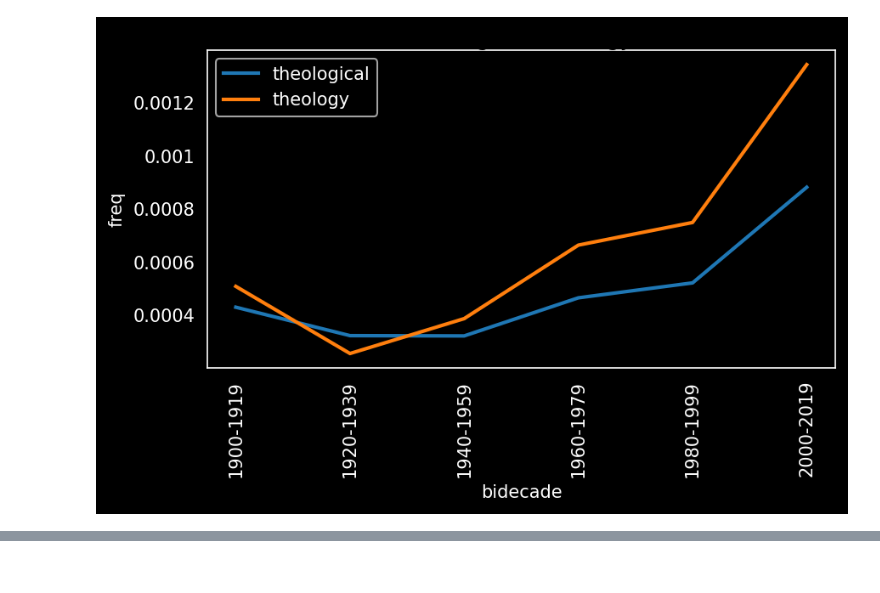
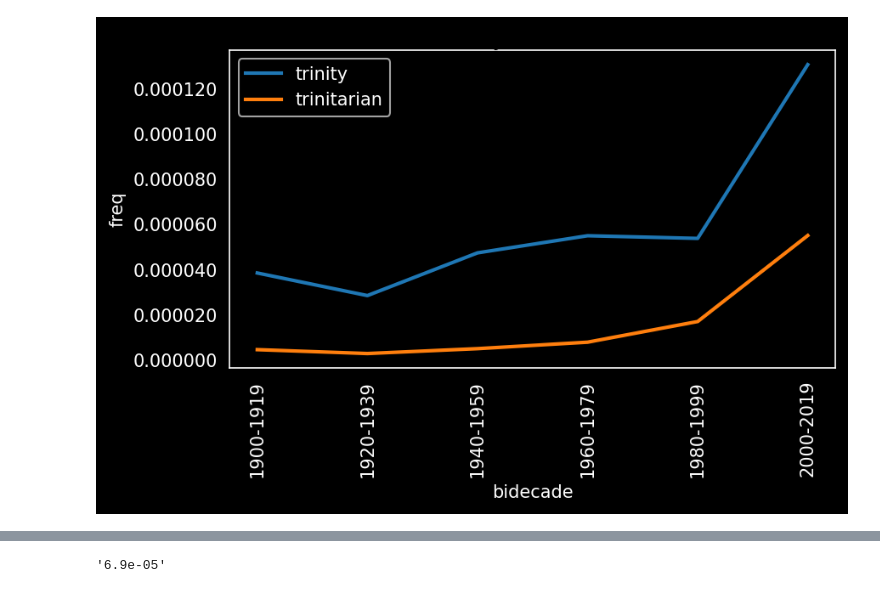
Before and after one commit to kasev/mops, a Jupyter notebook: scripts/freqs_explorations.ipynb, the cells around one changed output, grey strips where cells are left out. Cells and saved outputs as stored; diff of their text form; code cells hidden in the pictures.

Commit message:
properly plot ytick labels

```diff
--- a/scripts/freqs_explorations.ipynb
+++ b/scripts/freqs_explorations.ipynb
@@ -25,6 +25,12 @@ bidecades_freqs_complete = pickle.load(urlopen("https://github.com/kasev/mops/ra
 palette = sns.color_palette(None, 3)
 # %%
 bidecades_strs = ['1900-1919', '1920-1939', '1940-1959', '1960-1979', '1980-1999', '2000-2019']
+
+from matplotlib.ticker import ScalarFormatter
+
+formatter = ScalarFormatter(useMathText=False)
+formatter.set_powerlimits((-8, 8))
+formatter.set_scientific(False)
 
 def plot_bidecade_freq(terms, figsize=(6,4)):
     fig, ax = plt.subplots(tight_layout=True, figsize=figsize, dpi=150)
@@ -42,9 +48,9 @@ def plot_bidecade_freq(terms, figsize=(6,4)):
       ax.plot(data, linewidth=2)
       ax.set_title(term, pad=-14, color="white")
     ax.set_xticks(range(0,6))
-    ax.ticklabel_format(style="plain")
+    #ax.ticklabel_format(axis="y", style="plain") # scilimits=(0,0), style="sci")# "plain")
     ax.set_xticklabels(bidecades_strs, color="white", rotation=90)
-    ax.set_yticklabels([str(np.round(el, 6)) for el in ax.get_yticks()], color="white")
+    ax.set_yticklabels(['{:.6f}'.format(el) for el in ax.get_yticks()], color="white")
     ax.set_xlabel("bidecade", color="white")
     ax.set_ylabel("freq", color="white")
     ax.spines['bottom'].set_color('white')
@@ -54,9 +60,9 @@ def plot_bidecade_freq(terms, figsize=(6,4)):
     ax.legend(facecolor="black", labelcolor="white")
     return fig
 # %%
-fig = plot_bidecade_freq(["theological", "theology"], figsize=(6,4))
+fig = plot_bidecade_freq(["trinity", "trinitarian"], figsize=(6,4))
 # %% [output]
-[figure, old version]
+[figure, new version]
 # %%
 download_figure(fig)
 # %% [output]
@@ -64,0 +73,4 @@ download_figure(fig)
+# %%
+str(np.round(6.903725180790451e-05, 6))
+# %% [output]
+'6.9e-05'
```
Also changed, not shown: parts of 1 cell of this notebook.
